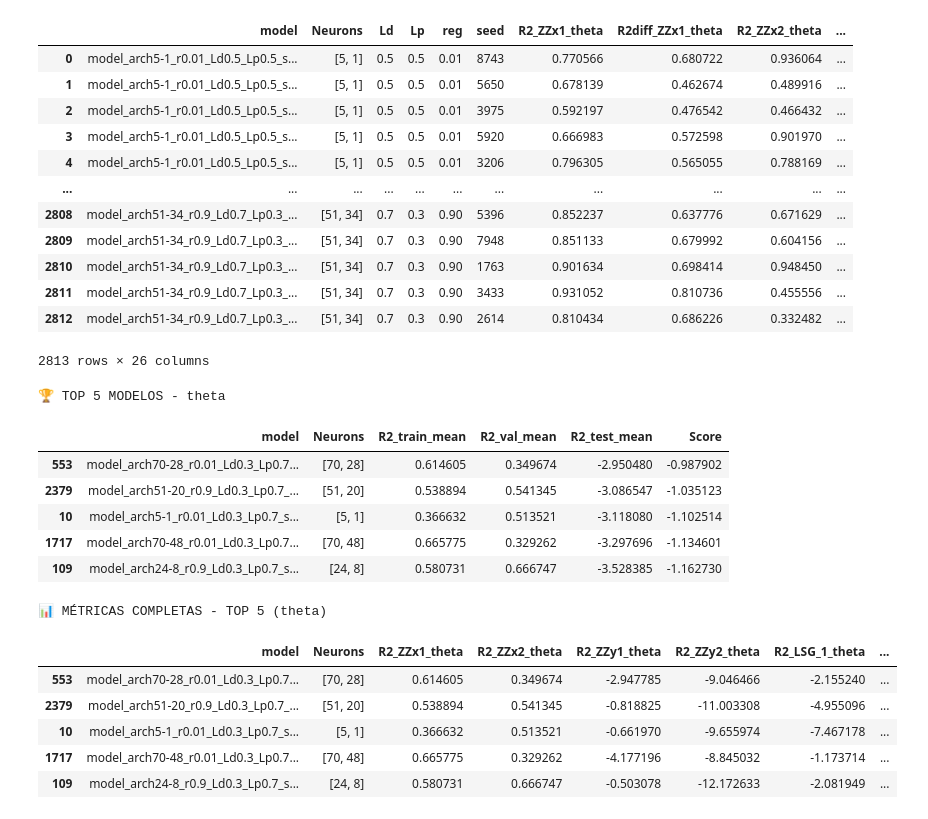
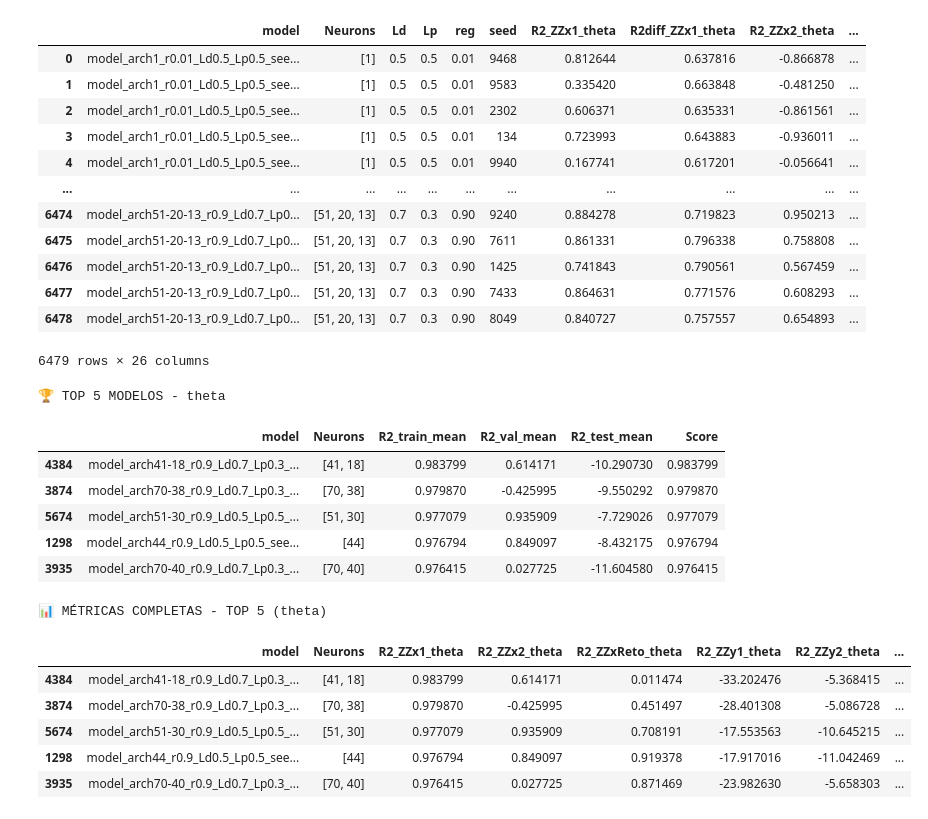
Before and after one commit to sarahmss/Ic-2026.2, a Jupyter notebook: 00-TrainRnns/tau-9/Theta/Analise.ipynb, the cells around one changed output. Drawn from its saved outputs; the diff is of its cells as text; code cells hidden in the pictures.

```diff
--- a/00-TrainRnns/tau-9/Theta/Analise.ipynb
+++ b/00-TrainRnns/tau-9/Theta/Analise.ipynb
@@ -6,45 +6,43 @@ TARGETS = ["theta"]
 # %%
 results_1l = pd.read_excel("resultados-1l.xlsx")
 results_2l = pd.read_excel("resultados-2l.xlsx")
-# results_3l = pd.read_excel("resultados-3l.xlsx")
+results_3l = pd.read_excel("resultados-3l.xlsx")
 
 results = pd.concat(
-[results_1l, results_2l],
+[results_1l, results_2l, results_3l],
 ignore_index=True
 )
-results = results_2l
+#results = results_3l
 # %%
 results
 # %% [output]
 |  | model | Neurons | Ld | Lp | reg | seed | R2_ZZx1_theta | R2diff_ZZx1_theta | R2_ZZx2_theta | ... |
-| 0 | model_arch5-1_r0.01_Ld0.5_Lp0.5_s... | [5, 1] | 0.5 | 0.5 | 0.01 | 8743 | 0.770566 | 0.680722 | 0.936064 | ... |
-| 1 | model_arch5-1_r0.01_Ld0.5_Lp0.5_s... | [5, 1] | 0.5 | 0.5 | 0.01 | 5650 | 0.678139 | 0.462674 | 0.489916 | ... |
-| 2 | model_arch5-1_r0.01_Ld0.5_Lp0.5_s... | [5, 1] | 0.5 | 0.5 | 0.01 | 3975 | 0.592197 | 0.476542 | 0.466432 | ... |
-| 3 | model_arch5-1_r0.01_Ld0.5_Lp0.5_s... | [5, 1] | 0.5 | 0.5 | 0.01 | 5920 | 0.666983 | 0.572598 | 0.901970 | ... |
-| 4 | model_arch5-1_r0.01_Ld0.5_Lp0.5_s... | [5, 1] | 0.5 | 0.5 | 0.01 | 3206 | 0.796305 | 0.565055 | 0.788169 | ... |
+| 0 | model_arch1_r0.01_Ld0.5_Lp0.5_see... | [1] | 0.5 | 0.5 | 0.01 | 9468 | 0.812644 | 0.637816 | -0.866878 | ... |
+| 1 | model_arch1_r0.01_Ld0.5_Lp0.5_see... | [1] | 0.5 | 0.5 | 0.01 | 9583 | 0.335420 | 0.663848 | -0.481250 | ... |
+| 2 | model_arch1_r0.01_Ld0.5_Lp0.5_see... | [1] | 0.5 | 0.5 | 0.01 | 2302 | 0.606371 | 0.635331 | -0.861561 | ... |
+| 3 | model_arch1_r0.01_Ld0.5_Lp0.5_see... | [1] | 0.5 | 0.5 | 0.01 | 134 | 0.723993 | 0.643883 | -0.936011 | ... |
+| 4 | model_arch1_r0.01_Ld0.5_Lp0.5_see... | [1] | 0.5 | 0.5 | 0.01 | 9940 | 0.167741 | 0.617201 | -0.056641 | ... |
 | ... | ... | ... | ... | ... | ... | ... | ... | ... | ... | ... |
-| 2808 | model_arch51-34_r0.9_Ld0.7_Lp0.3_... | [51, 34] | 0.7 | 0.3 | 0.90 | 5396 | 0.852237 | 0.637776 | 0.671629 | ... |
-| 2809 | model_arch51-34_r0.9_Ld0.7_Lp0.3_... | [51, 34] | 0.7 | 0.3 | 0.90 | 7948 | 0.851133 | 0.679992 | 0.604156 | ... |
-| 2810 | model_arch51-34_r0.9_Ld0.7_Lp0.3_... | [51, 34] | 0.7 | 0.3 | 0.90 | 1763 | 0.901634 | 0.698414 | 0.948450 | ... |
-| 2811 | model_arch51-34_r0.9_Ld0.7_Lp0.3_... | [51, 34] | 0.7 | 0.3 | 0.90 | 3433 | 0.931052 | 0.810736 | 0.455556 | ... |
-| 2812 | model_arch51-34_r0.9_Ld0.7_Lp0.3_... | [51, 34] | 0.7 | 0.3 | 0.90 | 2614 | 0.810434 | 0.686226 | 0.332482 | ... |
+| 6474 | model_arch51-20-13_r0.9_Ld0.7_Lp0... | [51, 20, 13] | 0.7 | 0.3 | 0.90 | 9240 | 0.884278 | 0.719823 | 0.950213 | ... |
+| 6475 | model_arch51-20-13_r0.9_Ld0.7_Lp0... | [51, 20, 13] | 0.7 | 0.3 | 0.90 | 7611 | 0.861331 | 0.796338 | 0.758808 | ... |
+| 6476 | model_arch51-20-13_r0.9_Ld0.7_Lp0... | [51, 20, 13] | 0.7 | 0.3 | 0.90 | 1425 | 0.741843 | 0.790561 | 0.567459 | ... |
+| 6477 | model_arch51-20-13_r0.9_Ld0.7_Lp0... | [51, 20, 13] | 0.7 | 0.3 | 0.90 | 7433 | 0.864631 | 0.771576 | 0.608293 | ... |
+| 6478 | model_arch51-20-13_r0.9_Ld0.7_Lp0... | [51, 20, 13] | 0.7 | 0.3 | 0.90 | 8049 | 0.840727 | 0.757557 | 0.654893 | ... |
-2813 rows × 26 columns
+6479 rows × 26 columns
 # %%
 # 🔹 categorização dos sets (baseada nos comentários originais)
-
 SETS_CATEGORY = {
-    "ZZx1":  "Train",
+    "ZZx1":     "Train",
     "ZZx2":     "Val",
-    "ZZy1":     "Test",
-    "ZZy2":     "Test",
+    "ZZxReto":  "Test",
+   "ZZy1":     "Test",
+   "ZZy2":     "Test",
     "LSG-1":    "Test",
     "LSG-2":    "Test",
     "ZZx1-inv": "Test",
-    "ZZxReto":  "Test",
-    "ZZx2-inv": "Test",
-    "semiCirc": "Test",
+    "ZZx2-inv2": "Test",
+   "semiCirc": "Test",
 }
-
 def col_name(s, target):
     # sanitiza "-" pra "_" pra bater com o nome real da coluna, se for o caso
     return f"R2_{s.replace('-', '_')}_{target}"
@@ -52,9 +50,9 @@ def col_name(s, target):
 best_models_tables = {}
 N = 5  # top modelos
 
-w_val = 0.33
-w_train = 0.33
-w_test = 0.33
+w_val = 0.0
+w_train = 1
+w_test = 0.0
 
 for target in TARGETS:
 
@@ -99,45 +97,45 @@ for target in TARGETS:
         w_train * df["R2_train_mean"] +
         w_val   * df["R2_val_mean"] +
         w_test  * df["R2_test_mean"]
-        - 0.1 * df["R2_std"]   # penaliza inconsistência
+        #- 0.1 * df["R2_std"]   # penaliza inconsistência
     )
 
     # =========================
     # 🔹 ORDENAÇÃO
     # =========================
     df_sorted = df.sort_values(by="Score", ascending=False)
     best_models_tables[target] = df_sorted
 
     # =========================
     # 🔹 TOP N RESUMO
     # =========================
     print(f"\n🏆 TOP {N} MODELOS - {target}")
     display(df_sorted[
         ["model", "Neurons", "R2_train_mean", "R2_val_mean", "R2_test_mean", "Score"]
     ].head(N))
 
     top_df = df_sorted.head(N).copy()
 
     final_cols = ["model", "Neurons"] + r2_all_cols + [
         "R2_train_mean", "R2_val_mean", "R2_test_mean", "Score"
     ]
     final_table = top_df[final_cols]
 
     print(f"\n📊 MÉTRICAS COMPLETAS - TOP {N} ({target})")
     display(final_table)
 # %% [output]
 🏆 TOP 5 MODELOS - theta
 |  | model | Neurons | R2_train_mean | R2_val_mean | R2_test_mean | Score |
-| 553 | model_arch70-28_r0.01_Ld0.3_Lp0.7... | [70, 28] | 0.614605 | 0.349674 | -2.950480 | -0.987902 |
-| 2379 | model_arch51-20_r0.9_Ld0.3_Lp0.7_... | [51, 20] | 0.538894 | 0.541345 | -3.086547 | -1.035123 |
-| 10 | model_arch5-1_r0.01_Ld0.3_Lp0.7_s... | [5, 1] | 0.366632 | 0.513521 | -3.118080 | -1.102514 |
-| 1717 | model_arch70-48_r0.01_Ld0.3_Lp0.7... | [70, 48] | 0.665775 | 0.329262 | -3.297696 | -1.134601 |
-| 109 | model_arch24-8_r0.9_Ld0.3_Lp0.7_s... | [24, 8] | 0.580731 | 0.666747 | -3.528385 | -1.162730 |
+| 4384 | model_arch41-18_r0.9_Ld0.7_Lp0.3_... | [41, 18] | 0.983799 | 0.614171 | -10.290730 | 0.983799 |
+| 3874 | model_arch70-38_r0.9_Ld0.7_Lp0.3_... | [70, 38] | 0.979870 | -0.425995 | -9.550292 | 0.979870 |
+| 5674 | model_arch51-30_r0.9_Ld0.5_Lp0.5_... | [51, 30] | 0.977079 | 0.935909 | -7.729026 | 0.977079 |
+| 1298 | model_arch44_r0.9_Ld0.5_Lp0.5_see... | [44] | 0.976794 | 0.849097 | -8.432175 | 0.976794 |
+| 3935 | model_arch70-40_r0.9_Ld0.7_Lp0.3_... | [70, 40] | 0.976415 | 0.027725 | -11.604580 | 0.976415 |
 📊 MÉTRICAS COMPLETAS - TOP 5 (theta)
-|  | model | Neurons | R2_ZZx1_theta | R2_ZZx2_theta | R2_ZZy1_theta | R2_ZZy2_theta | R2_LSG_1_theta | ... |
-| 553 | model_arch70-28_r0.01_Ld0.3_Lp0.7... | [70, 28] | 0.614605 | 0.349674 | -2.947785 | -9.046466 | -2.155240 | ... |
-| 2379 | model_arch51-20_r0.9_Ld0.3_Lp0.7_... | [51, 20] | 0.538894 | 0.541345 | -0.818825 | -11.003308 | -4.955096 | ... |
-| 10 | model_arch5-1_r0.01_Ld0.3_Lp0.7_s... | [5, 1] | 0.366632 | 0.513521 | -0.661970 | -9.655974 | -7.467178 | ... |
-| 1717 | model_arch70-48_r0.01_Ld0.3_Lp0.7... | [70, 48] | 0.665775 | 0.329262 | -4.177196 | -8.845032 | -1.173714 | ... |
-| 109 | model_arch24-8_r0.9_Ld0.3_Lp0.7_s... | [24, 8] | 0.580731 | 0.666747 | -0.503078 | -12.172633 | -2.081949 | ... |
+|  | model | Neurons | R2_ZZx1_theta | R2_ZZx2_theta | R2_ZZxReto_theta | R2_ZZy1_theta | R2_ZZy2_theta | ... |
+| 4384 | model_arch41-18_r0.9_Ld0.7_Lp0.3_... | [41, 18] | 0.983799 | 0.614171 | 0.011474 | -33.202476 | -5.368415 | ... |
+| 3874 | model_arch70-38_r0.9_Ld0.7_Lp0.3_... | [70, 38] | 0.979870 | -0.425995 | 0.451497 | -28.401308 | -5.086728 | ... |
+| 5674 | model_arch51-30_r0.9_Ld0.5_Lp0.5_... | [51, 30] | 0.977079 | 0.935909 | 0.708191 | -17.553563 | -10.645215 | ... |
+| 1298 | model_arch44_r0.9_Ld0.5_Lp0.5_see... | [44] | 0.976794 | 0.849097 | 0.919378 | -17.917016 | -11.042469 | ... |
+| 3935 | model_arch70-40_r0.9_Ld0.7_Lp0.3_... | [70, 40] | 0.976415 | 0.027725 | 0.871469 | -23.982630 | -5.658303 | ... |
 # %%
```
Also changed, not shown: parts of 2 cells of this notebook, 31 other files.
